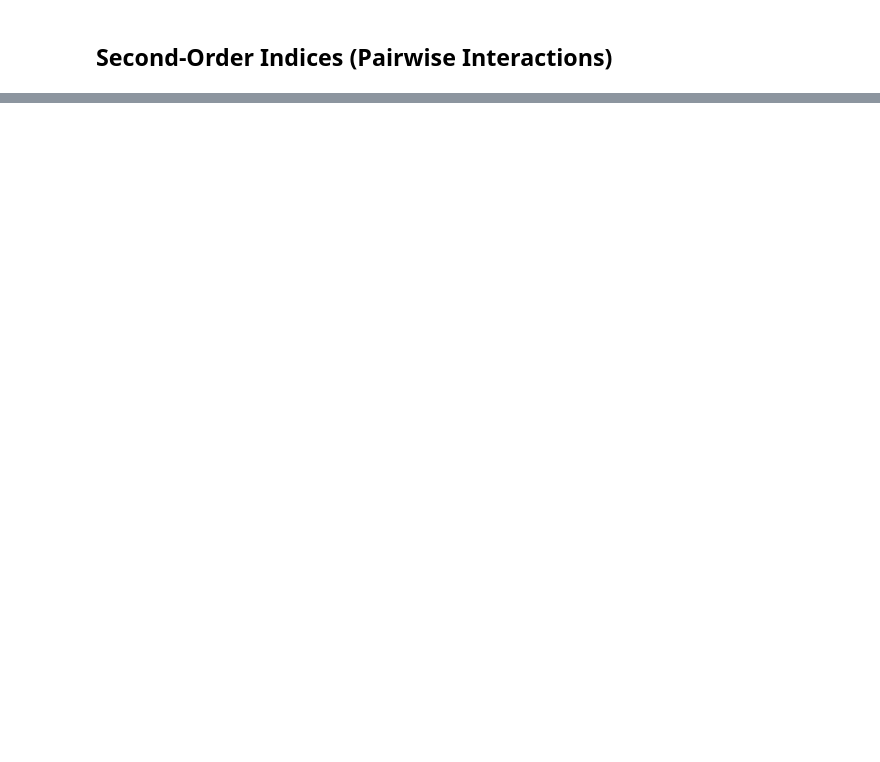
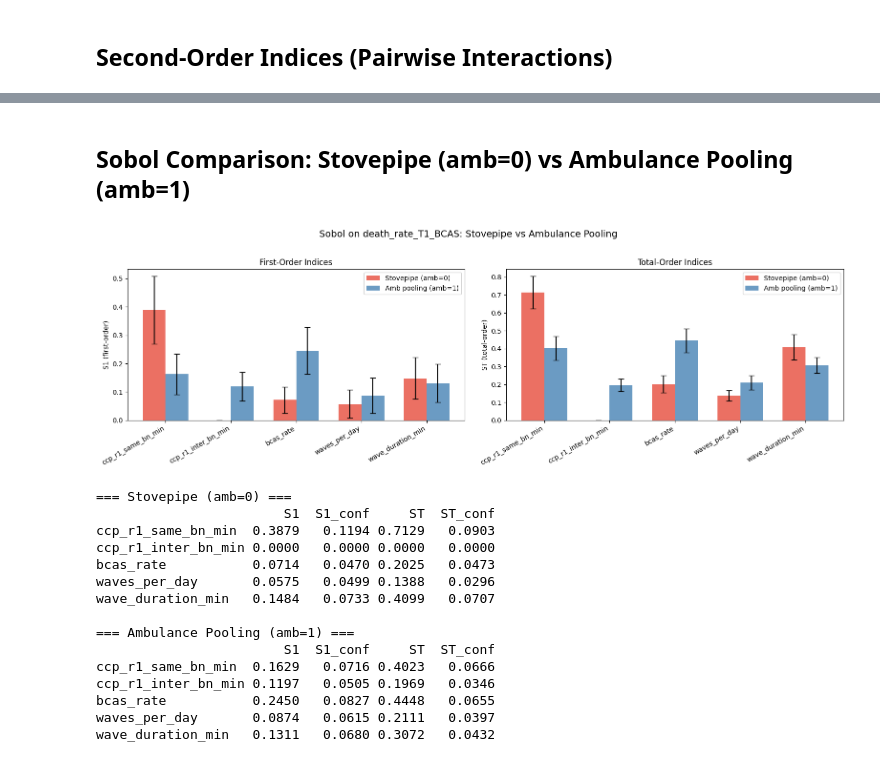
Before and after one commit to EliaTaverna/MENS---Medical-Evacuation-Network-Simulator, a Jupyter notebook: analysis_notebooks/multi_run_analysis/outcome_vs_uncertainty/phase_1_(1rq)/2_btg/sobol_amb_pooling.ipynb, the cells around one changed output, grey strips where cells are left out. Cells and saved outputs as stored; diff of their text form; code cells hidden in the pictures; blank space fills up the shorter version.

```diff
--- a/analysis_notebooks/multi_run_analysis/outcome_vs_uncertainty/phase_1_(1rq)/2_btg/sobol_amb_pooling.ipynb
+++ b/analysis_notebooks/multi_run_analysis/outcome_vs_uncertainty/phase_1_(1rq)/2_btg/sobol_amb_pooling.ipynb
@@ -180,0 +184,67 @@ wave_duration_min                    NaN        NaN            NaN
+# %% [markdown]
+## Sobol Comparison: Stovepipe (amb=0) vs Ambulance Pooling (amb=1)
+# %%
+# ── Run Sobol for both policies ───────────────────────────────────────────────
+Si_pool = sobol_analyze.analyze(problem, pool[OUTCOME].values, calc_second_order=True)
+Si_base = sobol_analyze.analyze(problem, base[OUTCOME].values, calc_second_order=True)
+
+# ── Side-by-side comparison: S1 ──────────────────────────────────────────────
+x_pos = np.arange(len(UNCERTAINTIES))
+w = 0.35
+
+fig, axes = plt.subplots(1, 2, figsize=(16, 5))
+
+# S1
+axes[0].bar(x_pos - w/2, Si_base["S1"], w, yerr=Si_base["S1_conf"], capsize=4,
+            color="#e74c3c", alpha=0.8, label="Stovepipe (amb=0)")
+axes[0].bar(x_pos + w/2, Si_pool["S1"], w, yerr=Si_pool["S1_conf"], capsize=4,
+            color="steelblue", alpha=0.8, label="Amb pooling (amb=1)")
+axes[0].set_xticks(x_pos)
+axes[0].set_xticklabels(UNCERTAINTIES, rotation=30, ha="right")
+axes[0].set_ylabel("S1 (first-order)")
+axes[0].set_title("First-Order Indices")
+axes[0].axhline(0, color="grey", linewidth=0.5)
+axes[0].legend()
+
+# ST
+axes[1].bar(x_pos - w/2, Si_base["ST"], w, yerr=Si_base["ST_conf"], capsize=4,
+            color="#e74c3c", alpha=0.8, label="Stovepipe (amb=0)")
+axes[1].bar(x_pos + w/2, Si_pool["ST"], w, yerr=Si_pool["ST_conf"], capsize=4,
+            color="steelblue", alpha=0.8, label="Amb pooling (amb=1)")
+axes[1].set_xticks(x_pos)
+axes[1].set_xticklabels(UNCERTAINTIES, rotation=30, ha="right")
+axes[1].set_ylabel("ST (total-order)")
+axes[1].set_title("Total-Order Indices")
+axes[1].axhline(0, color="grey", linewidth=0.5)
+axes[1].legend()
+
+fig.suptitle(f"Sobol on {OUTCOME}: Stovepipe vs Ambulance Pooling", fontsize=14, y=1.02)
+plt.tight_layout()
+plt.show()
+
+# ── Summary tables ───────────────────────────────────────────────────────────
+print("=== Stovepipe (amb=0) ===")
+print(pd.DataFrame({"S1": Si_base["S1"], "S1_conf": Si_base["S1_conf"],
+                     "ST": Si_base["ST"], "ST_conf": Si_base["ST_conf"]},
+                    index=UNCERTAINTIES).to_string(float_format="%.4f"))
+print("\n=== Ambulance Pooling (amb=1) ===")
+print(pd.DataFrame({"S1": Si_pool["S1"], "S1_conf": Si_pool["S1_conf"],
+                     "ST": Si_pool["ST"], "ST_conf": Si_pool["ST_conf"]},
+                    index=UNCERTAINTIES).to_string(float_format="%.4f"))
+# %% [output]
+[figure, added]
+=== Stovepipe (amb=0) ===
+                        S1  S1_conf     ST  ST_conf
+ccp_r1_same_bn_min  0.3879   0.1194 0.7129   0.0903
+ccp_r1_inter_bn_min 0.0000   0.0000 0.0000   0.0000
+bcas_rate           0.0714   0.0470 0.2025   0.0473
+waves_per_day       0.0575   0.0499 0.1388   0.0296
+wave_duration_min   0.1484   0.0733 0.4099   0.0707
+
+=== Ambulance Pooling (amb=1) ===
+                        S1  S1_conf     ST  ST_conf
+ccp_r1_same_bn_min  0.1629   0.0716 0.4023   0.0666
+ccp_r1_inter_bn_min 0.1197   0.0505 0.1969   0.0346
+bcas_rate           0.2450   0.0827 0.4448   0.0655
+waves_per_day       0.0874   0.0615 0.2111   0.0397
+wave_duration_min   0.1311   0.0680 0.3072   0.0432
```
Also changed, not shown: parts of 7 cells of this notebook, 5 other files.
